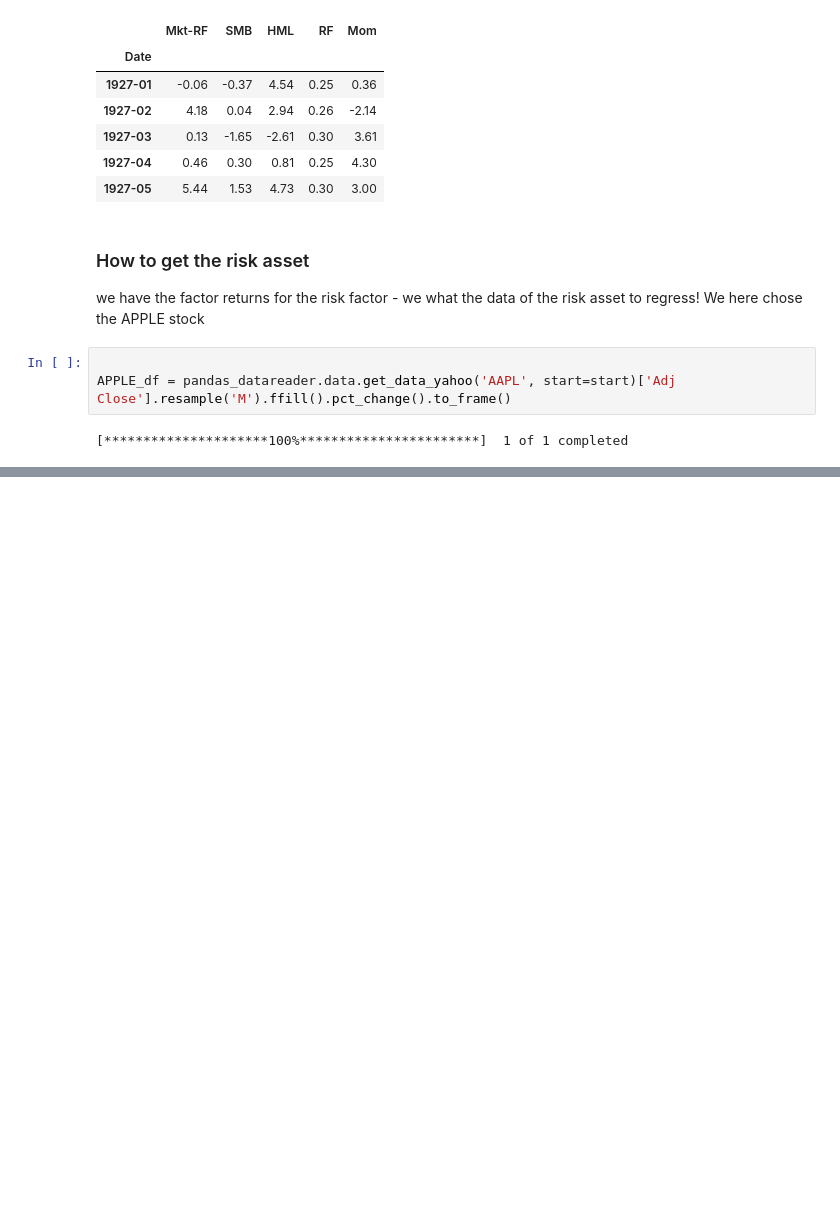
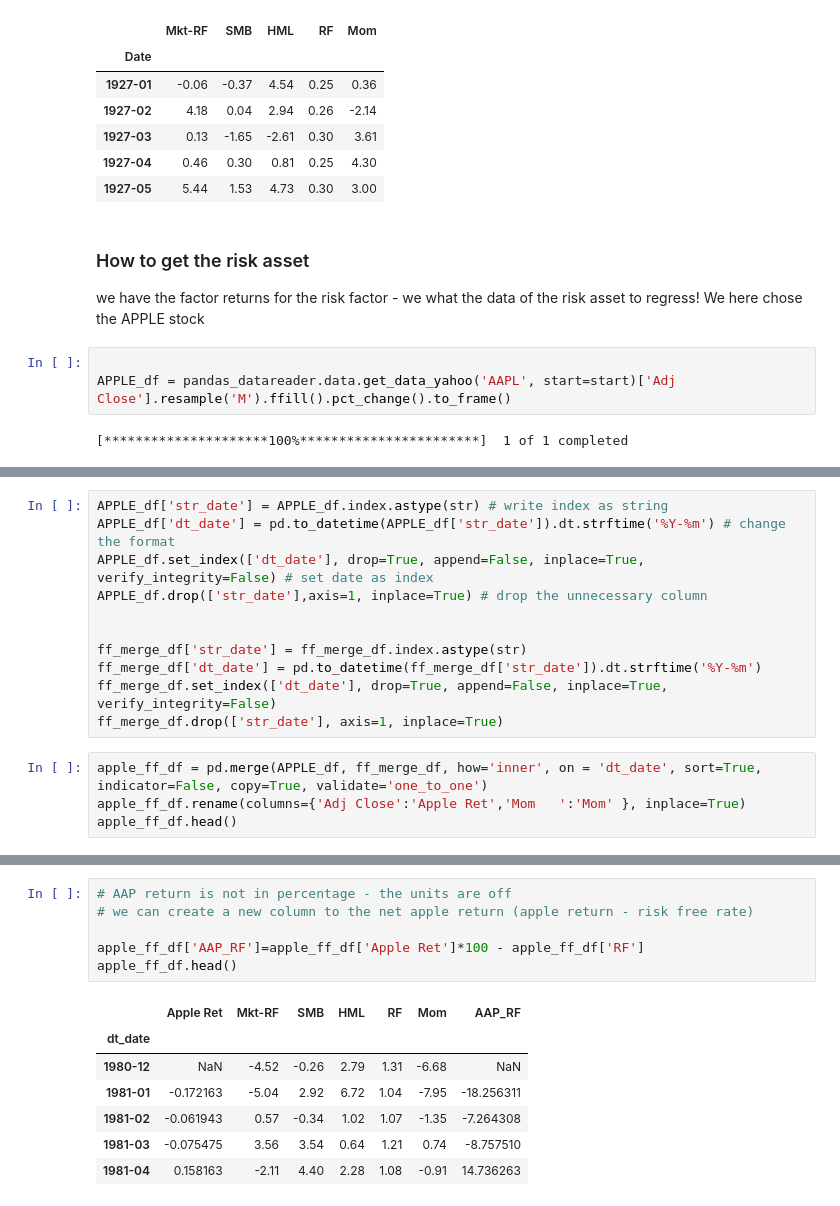
Before and after one commit to leoneleo/risk_factor_model, a Jupyter notebook: risk_model.ipynb, the cells around one changed output, grey strips where cells are left out. Saved outputs shown, nothing was run; the diff lists cells and outputs as text; blank space fills up the shorter version.

```diff
--- a/risk_model.ipynb
+++ b/risk_model.ipynb
@@ -143,0 +146,15 @@ APPLE_df.head()
+# %%
+APPLE_df['str_date'] = APPLE_df.index.astype(str) # write index as string
+APPLE_df['dt_date'] = pd.to_datetime(APPLE_df['str_date']).dt.strftime('%Y-%m') # change the format
+APPLE_df.set_index(['dt_date'], drop=True, append=False, inplace=True, verify_integrity=False) # set date as index
+APPLE_df.drop(['str_date'],axis=1, inplace=True) # drop the unnecessary column
+
+
+ff_merge_df['str_date'] = ff_merge_df.index.astype(str)
+ff_merge_df['dt_date'] = pd.to_datetime(ff_merge_df['str_date']).dt.strftime('%Y-%m')
+ff_merge_df.set_index(['dt_date'], drop=True, append=False, inplace=True, verify_integrity=False)
+ff_merge_df.drop(['str_date'], axis=1, inplace=True)
+# %%
+apple_ff_df = pd.merge(APPLE_df, ff_merge_df, how='inner', on = 'dt_date', sort=True, indicator=False, copy=True, validate='one_to_one')
+apple_ff_df.rename(columns={'Adj Close':'Apple Ret','Mom   ':'Mom' }, inplace=True)
+apple_ff_df.head()
@@ -143,0 +169,14 @@ APPLE_df.head()
+# %%
+# AAP return is not in percentage - the units are off
+# we can create a new column to the net apple return (apple return - risk free rate)
+
+apple_ff_df['AAP_RF']=apple_ff_df['Apple Ret']*100 - apple_ff_df['RF']
+apple_ff_df.head()
+# %% [output]
+|  | Apple Ret | Mkt-RF | SMB | HML | RF | Mom | AAP_RF |
+| dt_date |  |  |  |  |  |  |  |
+| 1980-12 | NaN | -4.52 | -0.26 | 2.79 | 1.31 | -6.68 | NaN |
+| 1981-01 | -0.172163 | -5.04 | 2.92 | 6.72 | 1.04 | -7.95 | -18.256311 |
+| 1981-02 | -0.061943 | 0.57 | -0.34 | 1.02 | 1.07 | -1.35 | -7.264308 |
+| 1981-03 | -0.075475 | 3.56 | 3.54 | 0.64 | 1.21 | 0.74 | -8.757510 |
+| 1981-04 | 0.158163 | -2.11 | 4.40 | 2.28 | 1.08 | -0.91 | 14.736263 |
```
Also changed, not shown: parts of 13 cells of this notebook.
